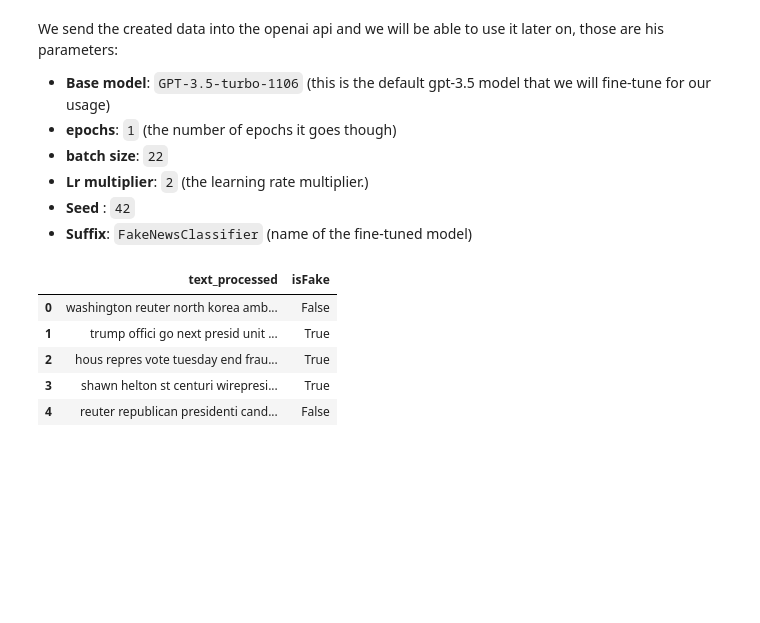
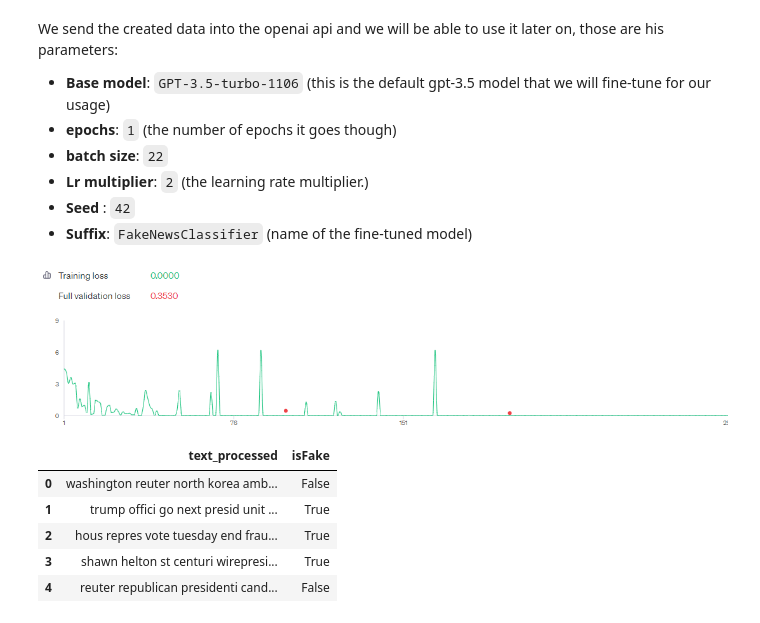
Before and after one commit to BatataNatna/Deep_Fake_project_2024, a Jupyter notebook: OpenAI_API_model.ipynb, the cells around one changed output. Saved outputs shown, nothing was run; the diff lists cells and outputs as text; code cells hidden in the pictures; blank space fills up the shorter version.

Commit message:
added image

```diff
--- a/OpenAI_API_model.ipynb
+++ b/OpenAI_API_model.ipynb
@@ -142,6 +142,12 @@ We send the created data into the openai api and we will be able to use it later
 - **Lr multiplier**: `2` (the learning rate multiplier.)
 - **Seed** : `42`
 - **Suffix**: `FakeNewsClassifier` (name of the fine-tuned model)
+# %%
+#we load the image ""gpt model image.png"
+from IPython.display import Image
+Image(filename='gpt model image.png')
+# %% [output]
+[figure, added]
 # %%
 #we select the data/true_clean.csv and fake data and fuse them into a single dataframe.
 
```
Also changed, not shown: 1 other file.
